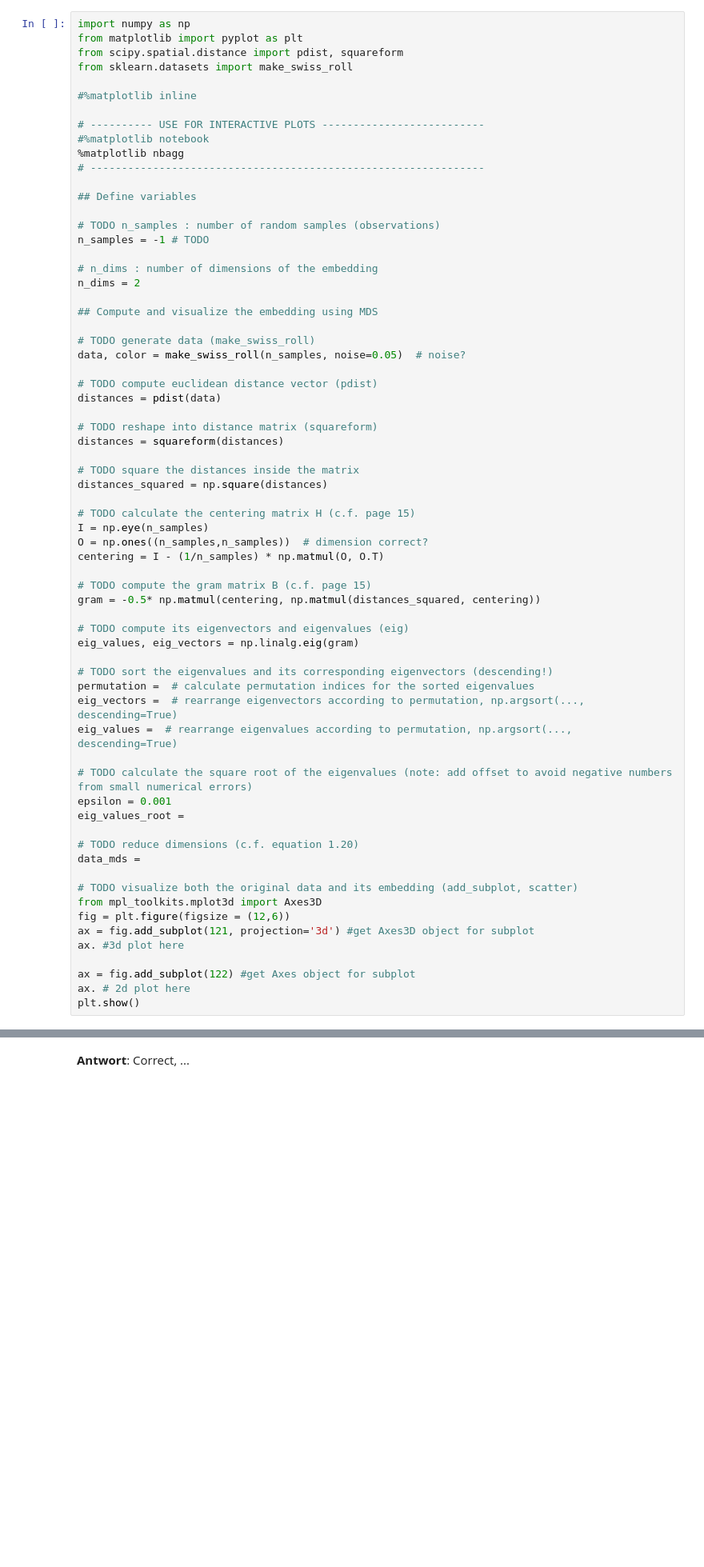
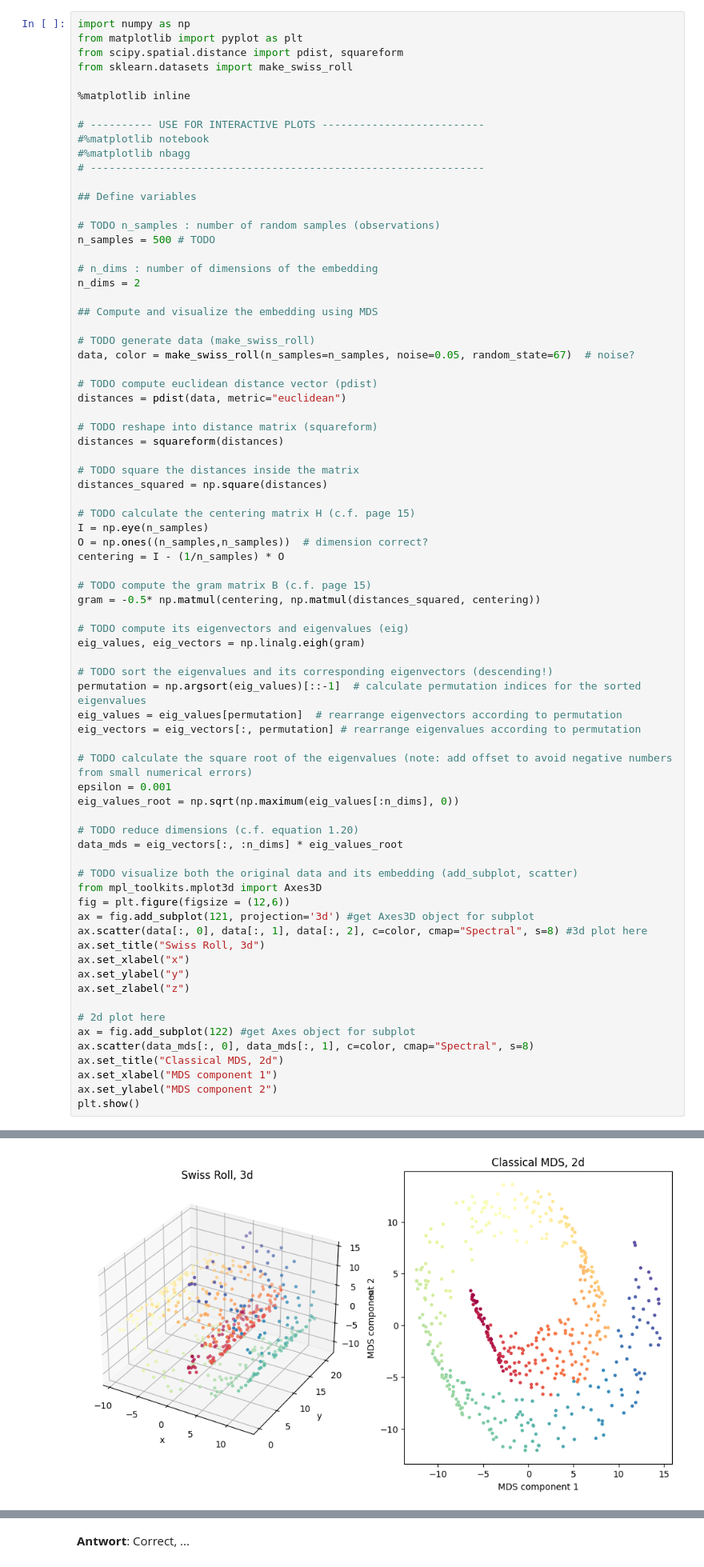
Before and after one commit to lorenz-reichert/maschinelles-lernen-2026, a Jupyter notebook: exercise_2.ipynb, the cells around one changed output, grey strips where cells are left out. Shown at 80% size. Drawn from its saved outputs; the diff is of its cells as text; blank space fills up the shorter version.

```diff
--- a/exercise_2.ipynb
+++ b/exercise_2.ipynb
@@ -46,17 +54,17 @@ from matplotlib import pyplot as plt
 from scipy.spatial.distance import pdist, squareform
 from sklearn.datasets import make_swiss_roll
 
-#%matplotlib inline
+%matplotlib inline
 
 # ---------- USE FOR INTERACTIVE PLOTS --------------------------
 #%matplotlib notebook
-%matplotlib nbagg
+#%matplotlib nbagg
 # ---------------------------------------------------------------
 
 ## Define variables
 
 # TODO n_samples : number of random samples (observations)
-n_samples = -1 # TODO
+n_samples = 500 # TODO
 
 # n_dims : number of dimensions of the embedding
 n_dims = 2
@@ -64,10 +72,10 @@ n_dims = 2
 ## Compute and visualize the embedding using MDS
 
 # TODO generate data (make_swiss_roll)
-data, color = make_swiss_roll(n_samples, noise=0.05)  # noise?
+data, color = make_swiss_roll(n_samples=n_samples, noise=0.05, random_state=67)  # noise?
 
 # TODO compute euclidean distance vector (pdist)
-distances = pdist(data)
+distances = pdist(data, metric="euclidean")
 
 # TODO reshape into distance matrix (squareform)
 distances = squareform(distances)
@@ -78,32 +86,41 @@ distances_squared = np.square(distances)
 # TODO calculate the centering matrix H (c.f. page 15)
 I = np.eye(n_samples)
 O = np.ones((n_samples,n_samples))  # dimension correct?
-centering = I - (1/n_samples) * np.matmul(O, O.T)
+centering = I - (1/n_samples) * O
 
 # TODO compute the gram matrix B (c.f. page 15)
 gram = -0.5* np.matmul(centering, np.matmul(distances_squared, centering))
 
 # TODO compute its eigenvectors and eigenvalues (eig)
-eig_values, eig_vectors = np.linalg.eig(gram)
+eig_values, eig_vectors = np.linalg.eigh(gram)
 
 # TODO sort the eigenvalues and its corresponding eigenvectors (descending!)
-permutation =  # calculate permutation indices for the sorted eigenvalues
-eig_vectors =  # rearrange eigenvectors according to permutation, np.argsort(..., descending=True)
-eig_values =  # rearrange eigenvalues according to permutation, np.argsort(..., descending=True)
+permutation = np.argsort(eig_values)[::-1]  # calculate permutation indices for the sorted eigenvalues
+eig_values = eig_values[permutation]  # rearrange eigenvectors according to permutation
+eig_vectors = eig_vectors[:, permutation] # rearrange eigenvalues according to permutation
 
 # TODO calculate the square root of the eigenvalues (note: add offset to avoid negative numbers from small numerical errors)
 epsilon = 0.001
-eig_values_root =
+eig_values_root = np.sqrt(np.maximum(eig_values[:n_dims], 0))
 
 # TODO reduce dimensions (c.f. equation 1.20)
-data_mds =
+data_mds = eig_vectors[:, :n_dims] * eig_values_root
 
 # TODO visualize both the original data and its embedding (add_subplot, scatter)
 from mpl_toolkits.mplot3d import Axes3D
 fig = plt.figure(figsize = (12,6))
 ax = fig.add_subplot(121, projection='3d') #get Axes3D object for subplot
-ax. #3d plot here
+ax.scatter(data[:, 0], data[:, 1], data[:, 2], c=color, cmap="Spectral", s=8) #3d plot here
+ax.set_title("Swiss Roll, 3d")
+ax.set_xlabel("x")
+ax.set_ylabel("y")
+ax.set_zlabel("z")
 
+# 2d plot here
 ax = fig.add_subplot(122) #get Axes object for subplot
-ax. # 2d plot here
+ax.scatter(data_mds[:, 0], data_mds[:, 1], c=color, cmap="Spectral", s=8)
+ax.set_title("Classical MDS, 2d")
+ax.set_xlabel("MDS component 1")
+ax.set_ylabel("MDS component 2")
 plt.show()
+# %% [output]
@@ -110,3 +137,4 @@ plt.show()
+[figure, added]
 # %% [markdown]
 ## Exercise 2.2: Isomap
 
```
Also changed, not shown: parts of 3 cells of this notebook.
